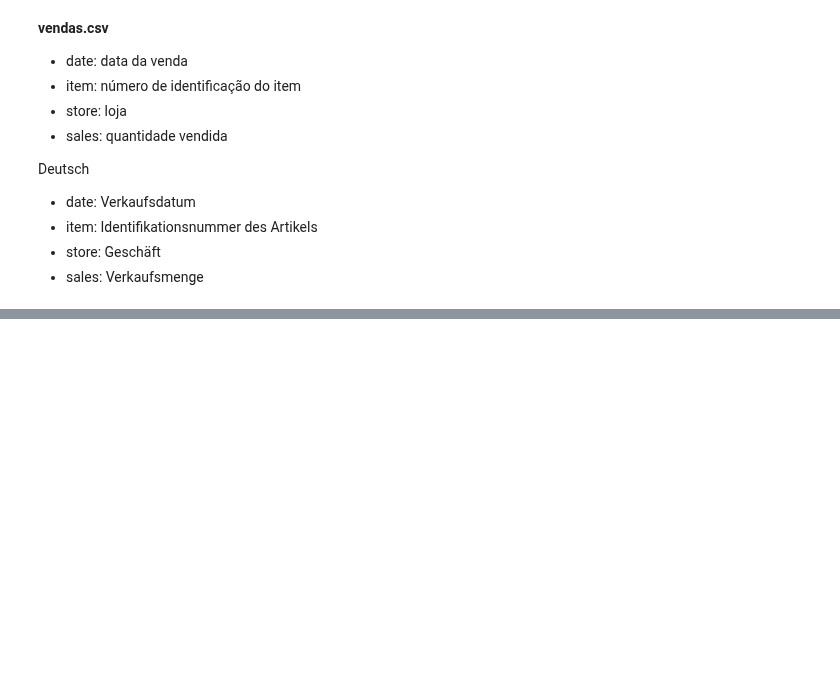
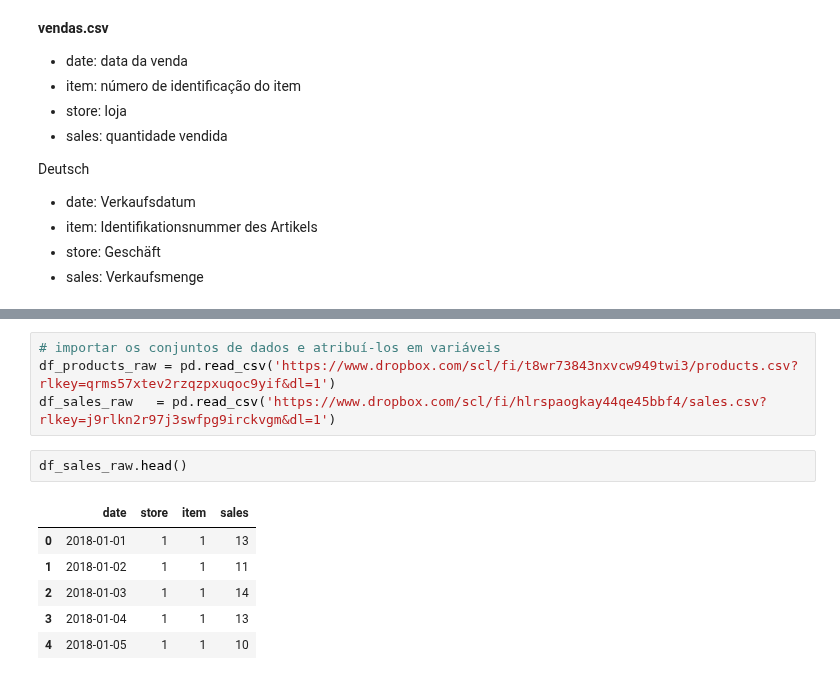
Before and after one commit to awildt01/Zeitreihenanalyse-zur-Nachfrageprognose., a Jupyter notebook: Zeitreihenanalyse_zur_Nachfrageprognose.ipynb, the cells around one changed output, grey strips where cells are left out. Saved outputs shown, nothing was run; the diff lists cells and outputs as text; blank space fills up the shorter version.

```diff
--- a/Zeitreihenanalyse_zur_Nachfrageprognose.ipynb
+++ b/Zeitreihenanalyse_zur_Nachfrageprognose.ipynb
@@ -228,0 +237,13 @@ Deutsch
+# %%
+# importar os conjuntos de dados e atribuí-los em variáveis
+df_products_raw = pd.read_csv('https://www.dropbox.com/scl/fi/t8wr73843nxvcw949twi3/products.csv?rlkey=qrms57xtev2rzqzpxuqoc9yif&dl=1')
+df_sales_raw   = pd.read_csv('https://www.dropbox.com/scl/fi/hlrspaogkay44qe45bbf4/sales.csv?rlkey=j9rlkn2r97j3swfpg9irckvgm&dl=1')
+# %%
+df_sales_raw.head()
+# %% [output]
+|  | date | store | item | sales |
+| 0 | 2018-01-01 | 1 | 1 | 13 |
+| 1 | 2018-01-02 | 1 | 1 | 11 |
+| 2 | 2018-01-03 | 1 | 1 | 14 |
+| 3 | 2018-01-04 | 1 | 1 | 13 |
+| 4 | 2018-01-05 | 1 | 1 | 10 |
```
Also changed, not shown: parts of 2 cells of this notebook.
